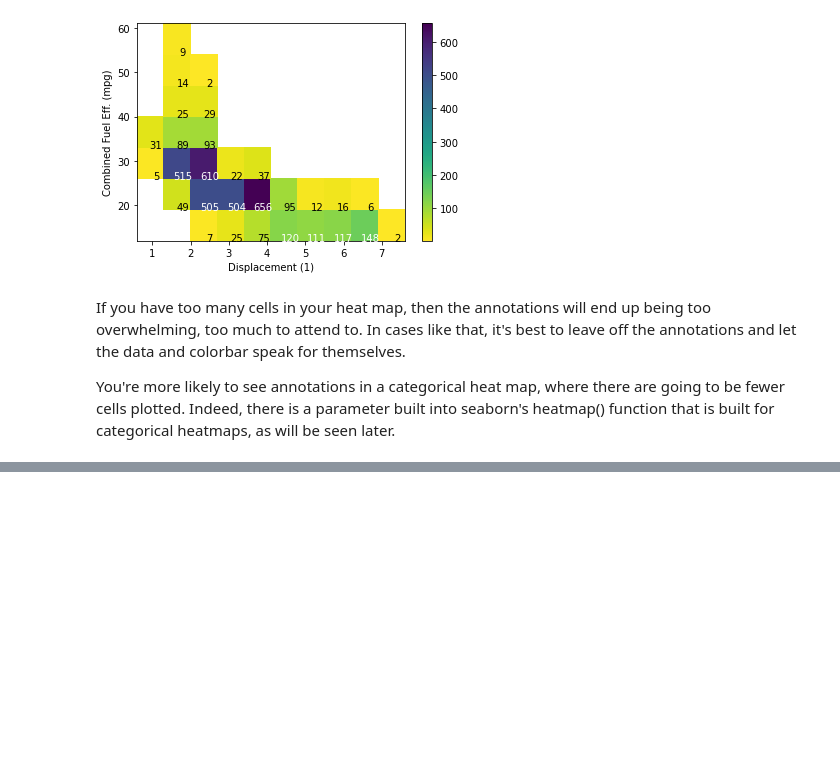
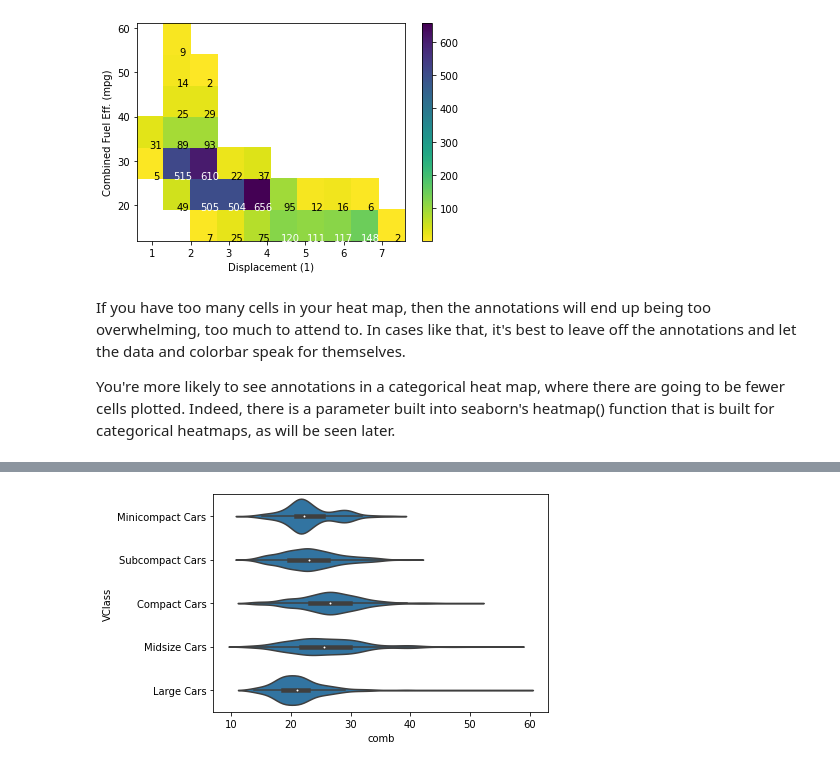
Before and after one commit to hassan-halim/data_visualization, a Jupyter notebook: bivariate_lesson_01.ipynb, the cells around one changed output, grey strips where cells are left out. Saved outputs shown, nothing was run; the diff lists cells and outputs as text; code cells hidden in the pictures; blank space fills up the shorter version.

```diff
--- a/bivariate_lesson_01.ipynb
+++ b/bivariate_lesson_01.ipynb
@@ -221,0 +339,4 @@ You're more likely to see annotations in a categorical heat map, where there are
+# %%
+sb.violinplot(data=fuel_econ, y='VClass', x='comb', color=base_color, innner=None);
+# %% [output]
+[figure, added]
```
Also changed, not shown: parts of 52 cells of this notebook.
